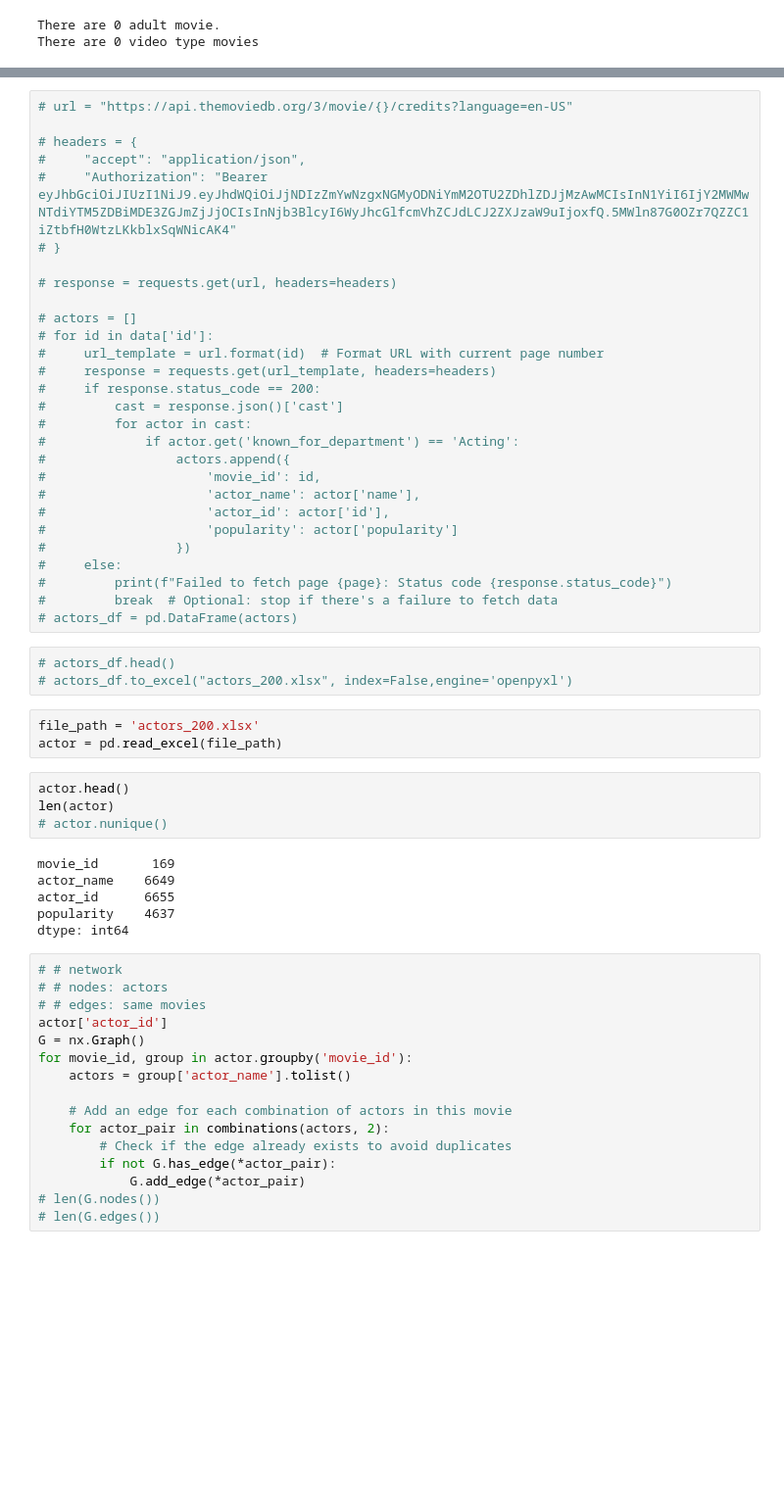
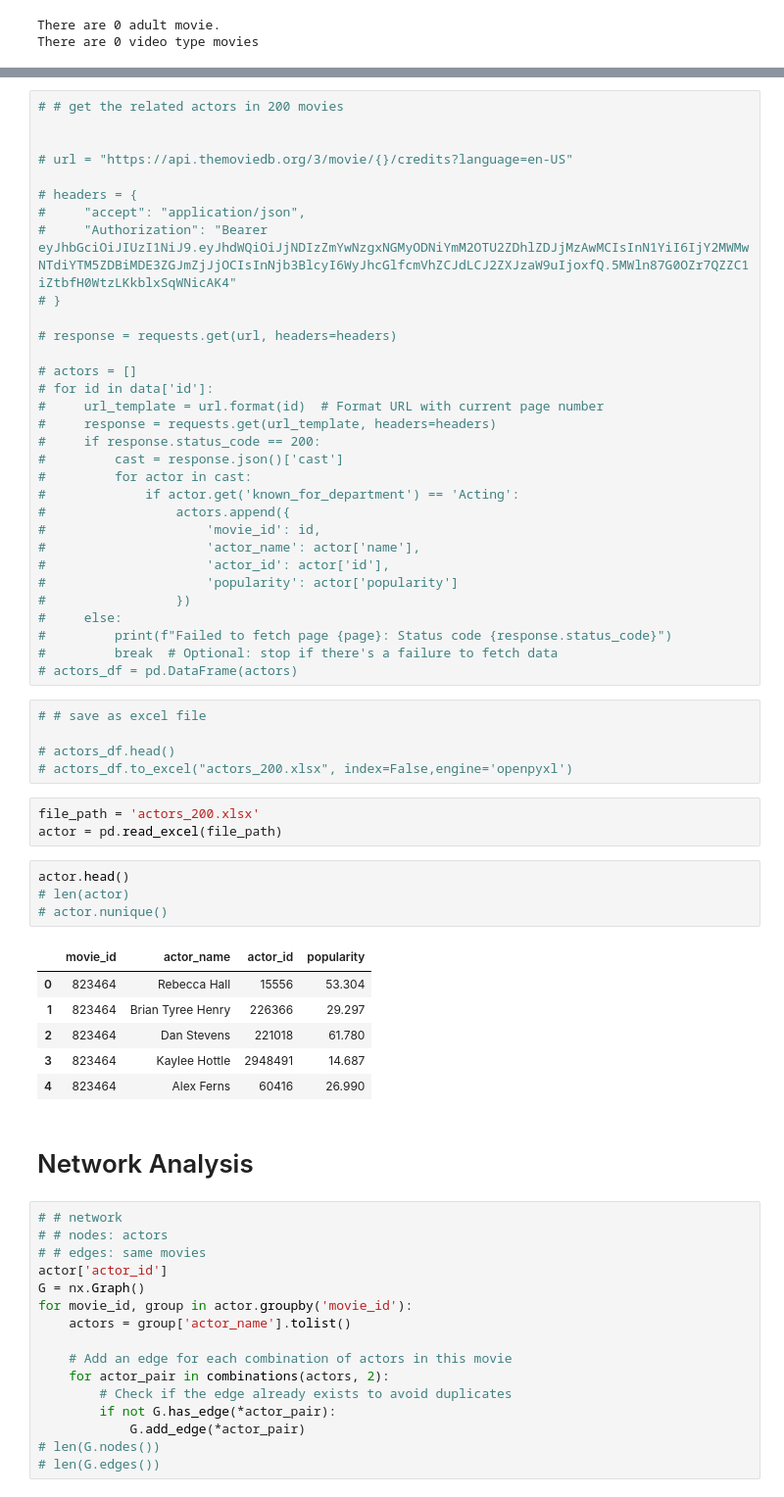
Before and after one commit to LanxiZhang1/project-A, a Jupyter notebook: projectA.ipynb, the cells around one changed output, grey strips where cells are left out. Shown at 98% size. Cells and saved outputs as stored; diff of their text form; blank space fills up the shorter version.

Commit message:
network

```diff
--- a/projectA.ipynb
+++ b/projectA.ipynb
@@ -144,4 +164,7 @@ data.head()
 # %%
+# # get the related actors in 200 movies
+
+
 # url = "https://api.themoviedb.org/3/movie/{}/credits?language=en-US"
 
 # headers = {
@@ -170,6 +193,8 @@ data.head()
 #         break  # Optional: stop if there's a failure to fetch data
 # actors_df = pd.DataFrame(actors)
 # %%
+# # save as excel file
+
 # actors_df.head()
 # actors_df.to_excel("actors_200.xlsx", index=False,engine='openpyxl')
 # %%
@@ -177,14 +202,17 @@ file_path = 'actors_200.xlsx'
 actor = pd.read_excel(file_path)
 # %%
 actor.head()
-len(actor)
+# len(actor)
 # actor.nunique()
 # %% [output]
-movie_id       169
-actor_name    6649
-actor_id      6655
-popularity    4637
-dtype: int64
+|  | movie_id | actor_name | actor_id | popularity |
+| 0 | 823464 | Rebecca Hall | 15556 | 53.304 |
+| 1 | 823464 | Brian Tyree Henry | 226366 | 29.297 |
+| 2 | 823464 | Dan Stevens | 221018 | 61.780 |
+| 3 | 823464 | Kaylee Hottle | 2948491 | 14.687 |
+| 4 | 823464 | Alex Ferns | 60416 | 26.990 |
+# %% [markdown]
+# Network Analysis
 # %%
 # # network
 # # nodes: actors
```
Also changed, not shown: parts of 25 cells of this notebook, 5 other files.
